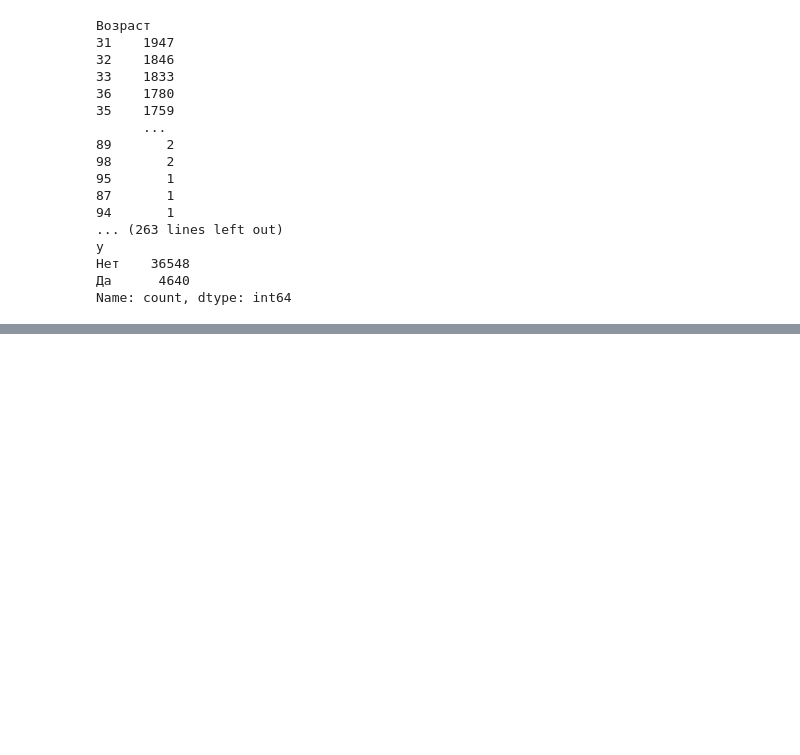
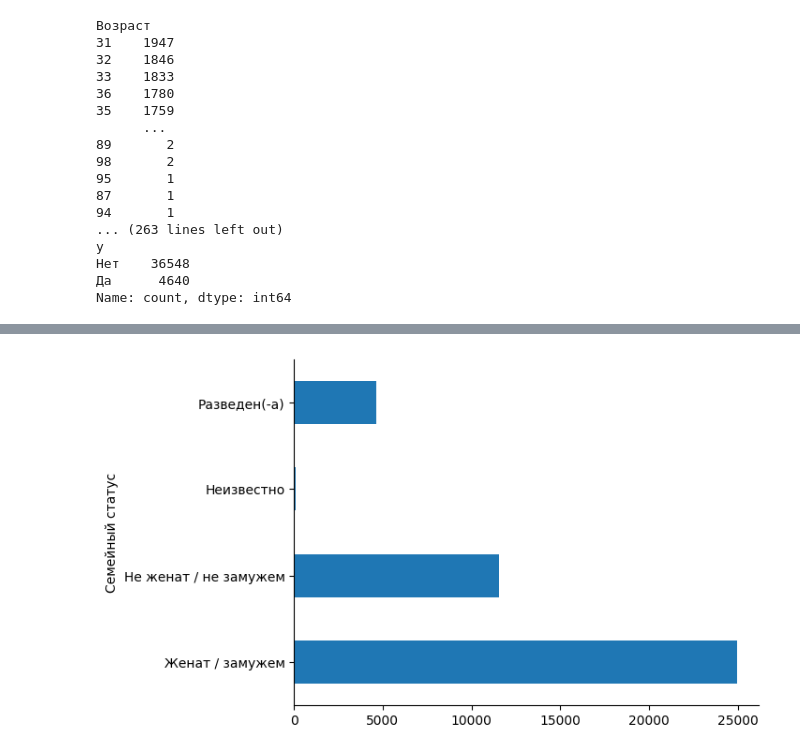
Before and after one commit to ChargeChallenger/TANN-notebooks, a Jupyter notebook: 01-analysis.ipynb, the cells around one changed output, grey strips where cells are left out. Drawn from its saved outputs; the diff is of its cells as text; code cells hidden in the pictures; blank space fills up the shorter version.

```diff
--- a/01-analysis.ipynb
+++ b/01-analysis.ipynb
@@ -152,0 +151,14 @@ SimpleImputer(strategy='constant')
+# %%
+df['Работа'] = df['Работа'].replace({
+	'Голубой воротничок': 'Менеджер',
+	'Cамозанятый' : 'Самозанятый'
+})
+
+df['Образование'] = df['Образование'].replace({
+	'Базовое (9 классов)' : 'Базовое',
+	'Базовое (4 класса)' : 'Неполное базовое',
+	'Базовое (6 классов)' : 'Неполное базовое',
+})
+
+print(df['Работа'].value_counts())
+print(df['Образование'].value_counts())
@@ -152,0 +186,15 @@ SimpleImputer(strategy='constant')
+# %%
+# Обработка пропущенных значений
+
+df['Доходность'] = df['Доходность'].replace('Отсутствует', np.nan)
+
+# Преобразование в числовой тип
+df['Доходность'] = pd.to_numeric(df['Доходность'], errors='coerce')
+
+# Заполнение медианой
+median_income = df['Доходность'].median()
+df['Доходность'] = df['Доходность'].fillna(median_income)
+
+# Проверка других пропусков
+print("\nКоличество пропусков после обработки:")
+print(df.isnull().sum())
@@ -152,0 +219,3 @@ SimpleImputer(strategy='constant')
+# %%
+features = df.drop(columns='Ипотека')
+labels = df['Ипотека']
@@ -152,0 +253,9 @@ SimpleImputer(strategy='constant')
+# %%
+#Семейный статус
+
+from matplotlib import pyplot as plt
+
+features.groupby('Семейный статус').size().plot(kind='barh')
+plt.gca().spines[['top', 'right',]].set_visible(False)
+# %% [output]
+[figure, added]
```
Also changed, not shown: parts of 21 cells of this notebook, 2 other files.
